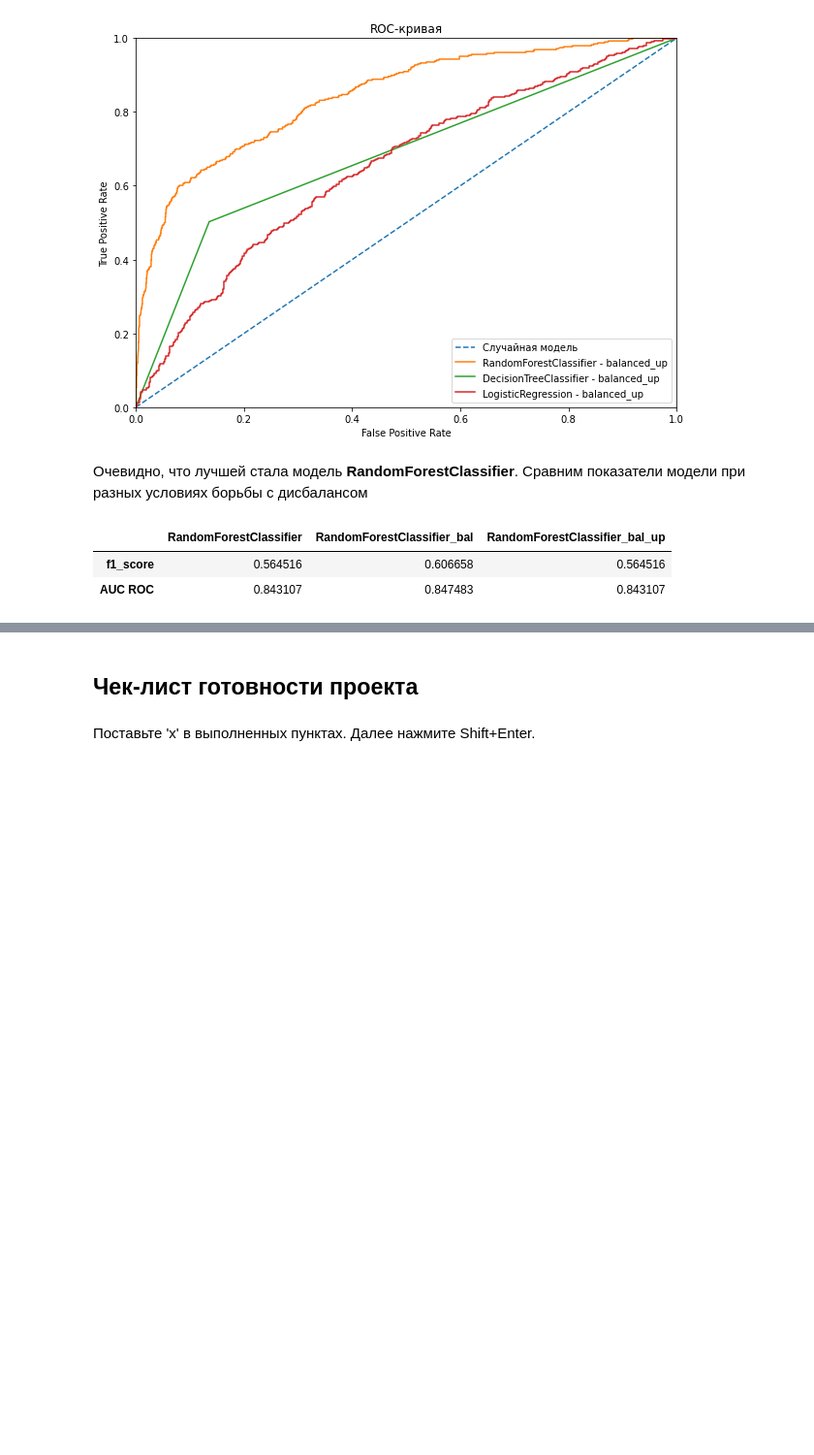
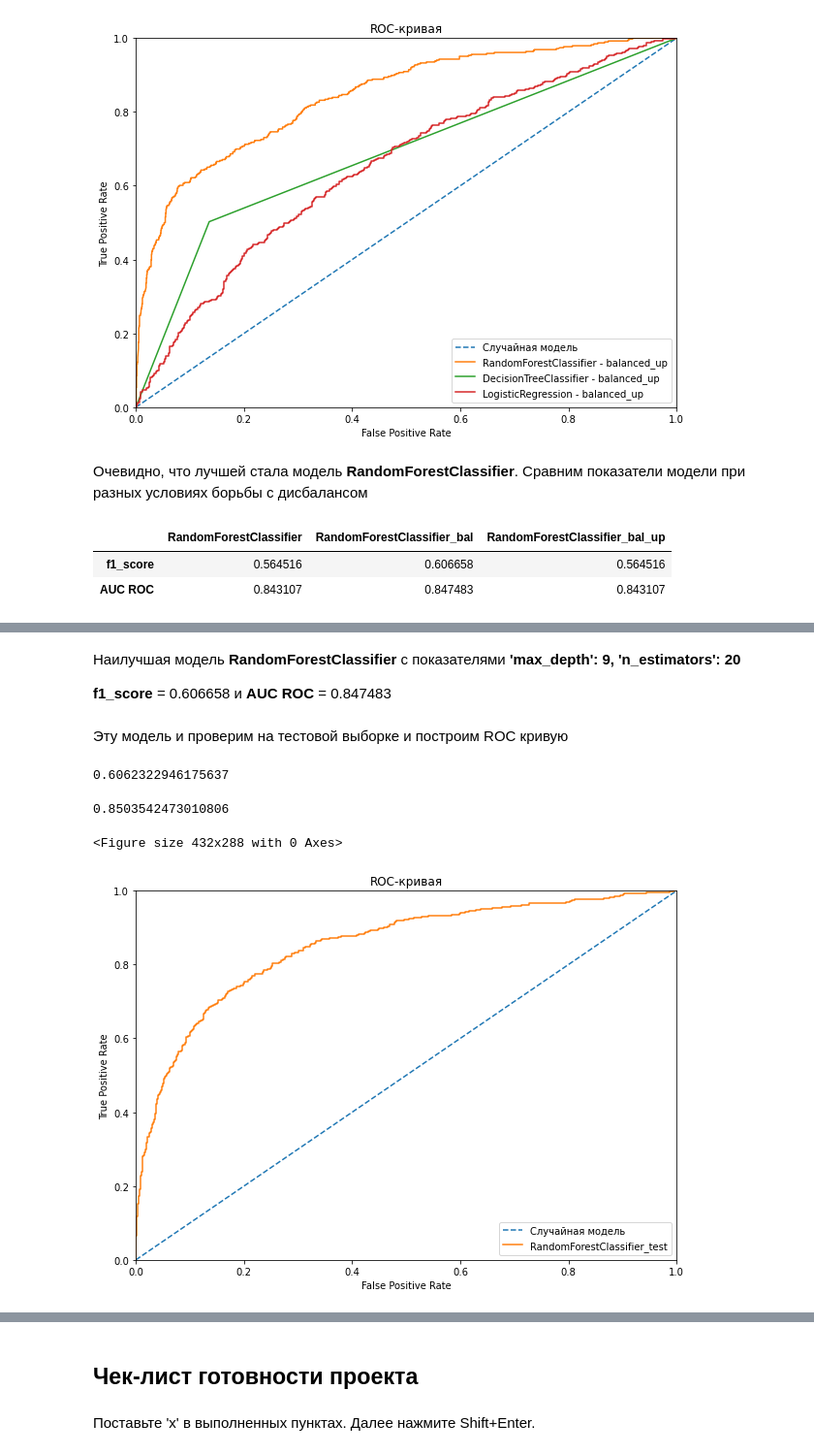
Before and after one commit to dmch1612/bank-customer-churn-modeling, a Jupyter notebook: bank-customer-churn-modeling.ipynb, the cells around one changed output, grey strips where cells are left out. Shown at 97% size. Drawn from its saved outputs; the diff is of its cells as text; code cells hidden in the pictures; blank space fills up the shorter version.

```diff
--- a/bank-customer-churn-modeling.ipynb
+++ b/bank-customer-churn-modeling.ipynb
@@ -808,0 +811,40 @@ result3_df
+# %% [markdown]
+Наилучшая модель **RandomForestClassifier** с показателями **'max_depth': 9, 'n_estimators': 20**
+
+
+**f1_score** = 0.606658 и **AUC ROC** = 0.847483
+# %% [markdown]
+Эту модель и проверим на тестовой выборке и построим ROC кривую
+# %%
+y_pred_rfc_test = best_clf_rfc_bal.predict(X_test)
+f1_rfc_test = f1_score(y_test,y_pred_rfc_test)
+f1_rfc_test
+# %% [output]
+0.6062322946175637
+# %%
+y_predicted_prob_test = best_clf_rfc_bal.predict_proba(X_test)
+auc_roc_rfc_test = roc_auc_score(y_test, y_predicted_prob_test[:,1])
+auc_roc_rfc_test
+# %% [output]
+0.8503542473010806
+# %%
+fpr_forest_test,tpr_forest_test, thresholds = roc_curve(y_test, y_predicted_prob_test[:,1])
+# %%
+plt.figure()
+
+plt.figure(figsize=(10,7))
+plt.plot([0, 1], [0, 1], linestyle='--')
+plt.xlim([0.0, 1.0])
+plt.ylim([0.0, 1.0])
+plt.plot(fpr_forest_test,tpr_forest_test)
+
+
+plt.xlabel('False Positive Rate')
+plt.ylabel('True Positive Rate')
+plt.title('ROC-кривая')
+plt.legend(('Случайная модель','RandomForestClassifier_test'),
+           loc= 'lower right')
+plt.show()
+# %% [output]
+<Figure size 432x288 with 0 Axes>
+[figure, added]
```
Also changed, not shown: parts of 17 cells of this notebook, 1 other file.
